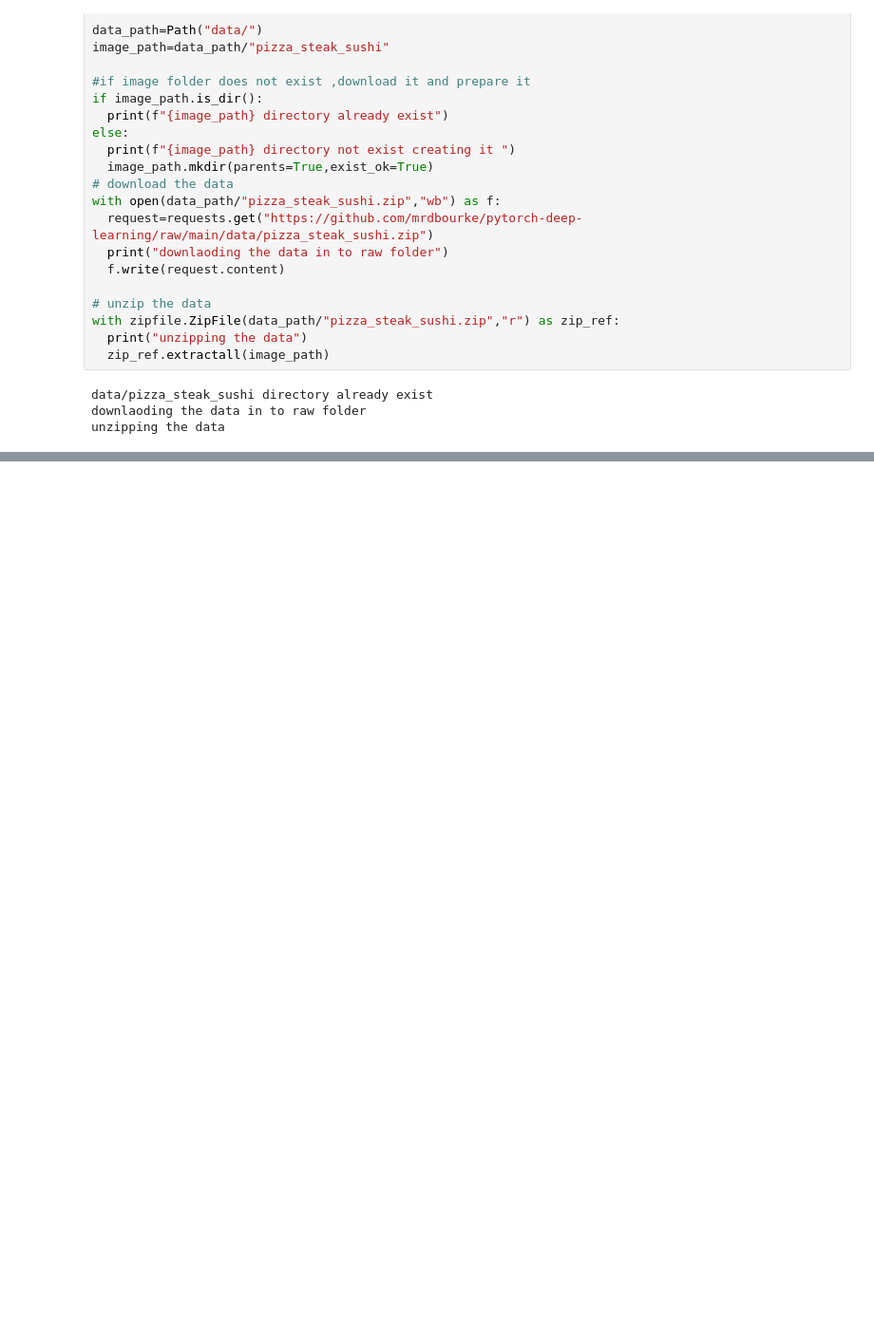
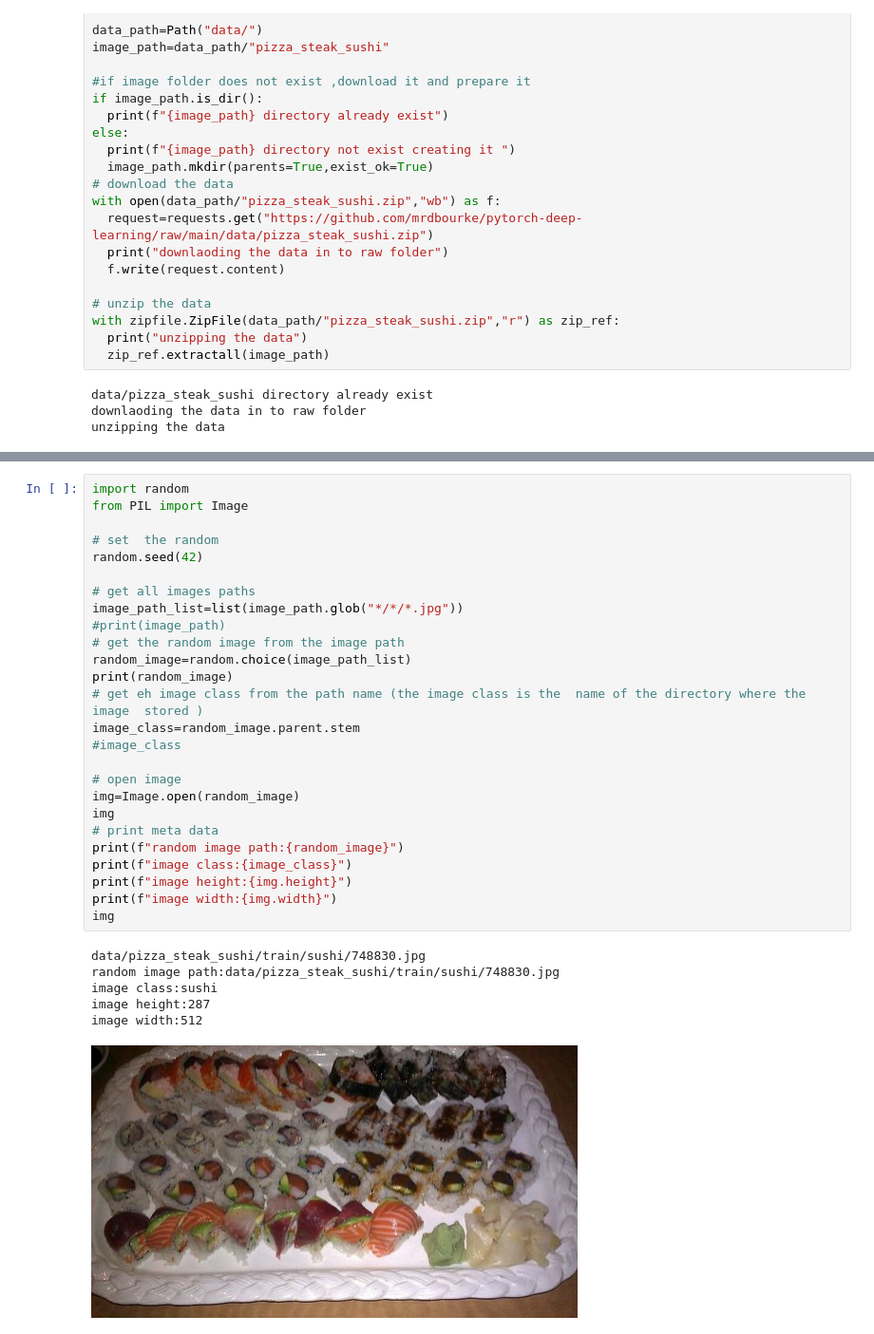
Before and after one commit to saim9211/DeepLearning, a Jupyter notebook: 04_pytorch_custom_dataset.ipynb, the cells around one changed output, grey strips where cells are left out. Shown at 95% size. Cells and saved outputs as stored; diff of their text form; blank space fills up the shorter version.

Commit message:
now getting the data processing and evaluating  process

```diff
--- a/04_pytorch_custom_dataset.ipynb
+++ b/04_pytorch_custom_dataset.ipynb
@@ -56,0 +109,33 @@ unzipping the data
+# %%
+import random
+from PIL import Image
+
+# set  the random
+random.seed(42)
+
+# get all images paths
+image_path_list=list(image_path.glob("*/*/*.jpg"))
+#print(image_path)
+# get the random image from the image path
+random_image=random.choice(image_path_list)
+print(random_image)
+# get eh image class from the path name (the image class is the  name of the directory where the image  stored )
+image_class=random_image.parent.stem
+#image_class
+
+# open image
+img=Image.open(random_image)
+img
+# print meta data
+print(f"random image path:{random_image}")
+print(f"image class:{image_class}")
+print(f"image height:{img.height}")
+print(f"image width:{img.width}")
+img
+# %% [output]
+data/pizza_steak_sushi/train/sushi/748830.jpg
+random image path:data/pizza_steak_sushi/train/sushi/748830.jpg
+image class:sushi
+image height:287
+image width:512
+[figure, added]
```
Also changed, not shown: parts of 8 cells of this notebook.
